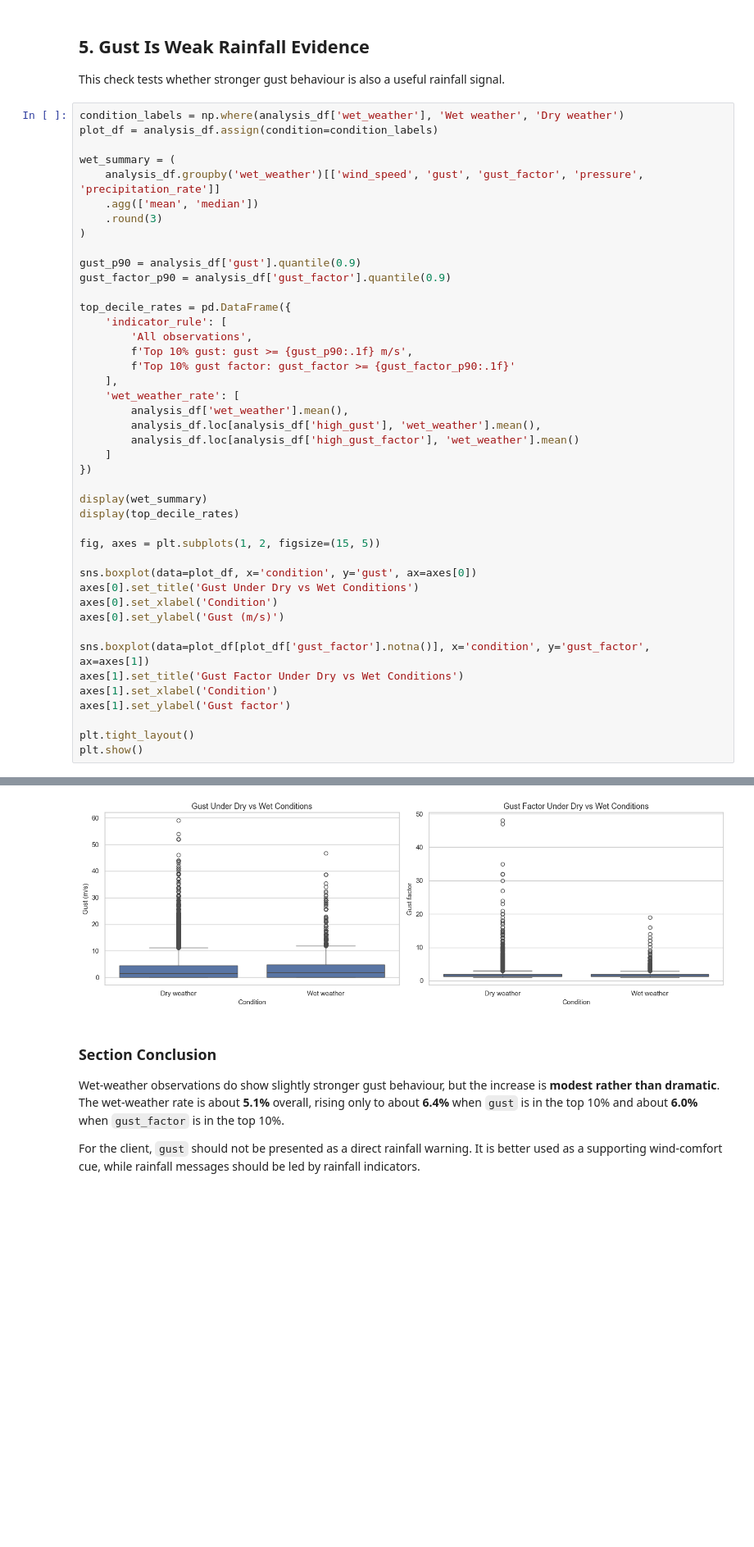
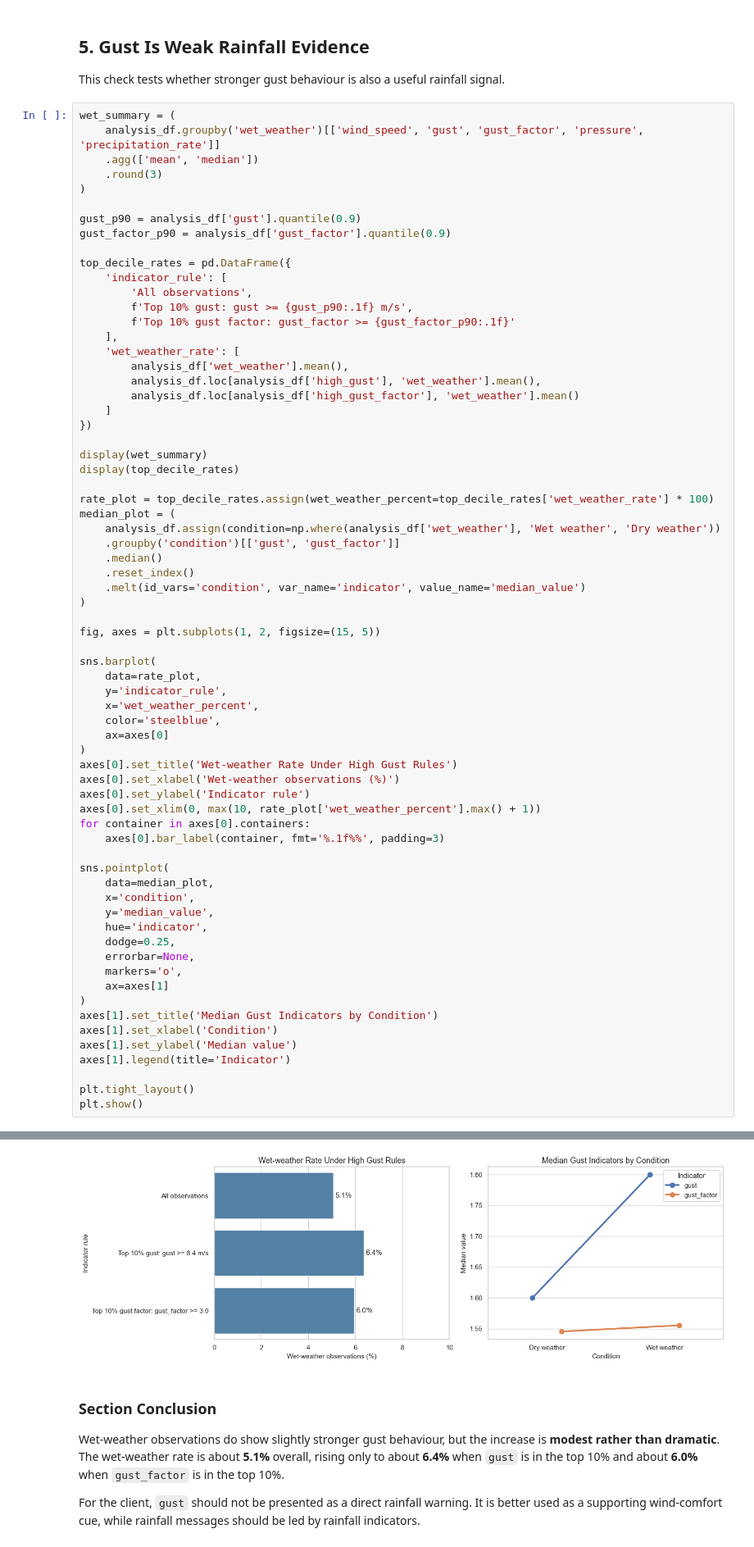
Before and after one commit to hyue3463-cloud/MWF-G2, a Jupyter notebook: develop-chen.ipynb, the cells around one changed output, grey strips where cells are left out. Shown at 82% size. Drawn from its saved outputs; the diff is of its cells as text; blank space fills up the shorter version.

```diff
--- a/develop-chen.ipynb
+++ b/develop-chen.ipynb
@@ -232,9 +234,6 @@ This gives `gust` a clear but limited client use: it can add a short-burst wind
 
 This check tests whether stronger gust behaviour is also a useful rainfall signal.
 # %%
-condition_labels = np.where(analysis_df['wet_weather'], 'Wet weather', 'Dry weather')
-plot_df = analysis_df.assign(condition=condition_labels)
-
 wet_summary = (
     analysis_df.groupby('wet_weather')[['wind_speed', 'gust', 'gust_factor', 'pressure', 'precipitation_rate']]
     .agg(['mean', 'median'])
@@ -250,41 +249,69 @@ top_decile_rates = pd.DataFrame({
         f'Top 10% gust: gust >= {gust_p90:.1f} m/s',
         f'Top 10% gust factor: gust_factor >= {gust_factor_p90:.1f}'
     ],
     'wet_weather_rate': [
         analysis_df['wet_weather'].mean(),
         analysis_df.loc[analysis_df['high_gust'], 'wet_weather'].mean(),
         analysis_df.loc[analysis_df['high_gust_factor'], 'wet_weather'].mean()
     ]
 })
 
 display(wet_summary)
 display(top_decile_rates)
 
+rate_plot = top_decile_rates.assign(wet_weather_percent=top_decile_rates['wet_weather_rate'] * 100)
+median_plot = (
+    analysis_df.assign(condition=np.where(analysis_df['wet_weather'], 'Wet weather', 'Dry weather'))
+    .groupby('condition')[['gust', 'gust_factor']]
+    .median()
+    .reset_index()
+    .melt(id_vars='condition', var_name='indicator', value_name='median_value')
+)
+
 fig, axes = plt.subplots(1, 2, figsize=(15, 5))
 
-sns.boxplot(data=plot_df, x='condition', y='gust', ax=axes[0])
-axes[0].set_title('Gust Under Dry vs Wet Conditions')
-axes[0].set_xlabel('Condition')
-axes[0].set_ylabel('Gust (m/s)')
+sns.barplot(
+    data=rate_plot,
+    y='indicator_rule',
+    x='wet_weather_percent',
+    color='steelblue',
+    ax=axes[0]
+)
+axes[0].set_title('Wet-weather Rate Under High Gust Rules')
+axes[0].set_xlabel('Wet-weather observations (%)')
+axes[0].set_ylabel('Indicator rule')
+axes[0].set_xlim(0, max(10, rate_plot['wet_weather_percent'].max() + 1))
+for container in axes[0].containers:
+    axes[0].bar_label(container, fmt='%.1f%%', padding=3)
 
-sns.boxplot(data=plot_df[plot_df['gust_factor'].notna()], x='condition', y='gust_factor', ax=axes[1])
-axes[1].set_title('Gust Factor Under Dry vs Wet Conditions')
+sns.pointplot(
+    data=median_plot,
+    x='condition',
+    y='median_value',
+    hue='indicator',
+    dodge=0.25,
+    errorbar=None,
+    markers='o',
+    ax=axes[1]
+)
+axes[1].set_title('Median Gust Indicators by Condition')
 axes[1].set_xlabel('Condition')
-axes[1].set_ylabel('Gust factor')
+axes[1].set_ylabel('Median value')
+axes[1].legend(title='Indicator')
 
 plt.tight_layout()
 plt.show()
 # %% [output]
 |  | wind_speed |  | gust |  | gust_factor |  | pressure |  | ... |
 |  | mean | median | mean | median | mean | median | mean | median | ... |
 | wet_weather |  |  |  |  |  |  |  |  | ... |
 | False | 1.969 | 0.800 | 3.122 | 1.600 | 1.940 | 1.545 | 1,010.765 | 1,011.180 | ... |
 | True | 2.213 | 1.000 | 3.612 | 1.800 | 2.006 | 1.556 | 1,010.447 | 1,010.670 | ... |
 |  | indicator_rule | wet_weather_rate |
 | 0 | All observations | 0.051 |
 | 1 | Top 10% gust: gust >= 8.4 m/s | 0.064 |
 | 2 | Top 10% gust factor: gust_factor ... | 0.060 |
-[figure, old version]
+[figure, new version]
 # %% [markdown]
 ### Section Conclusion
 
```
Also changed, not shown: parts of 1 cell of this notebook.
